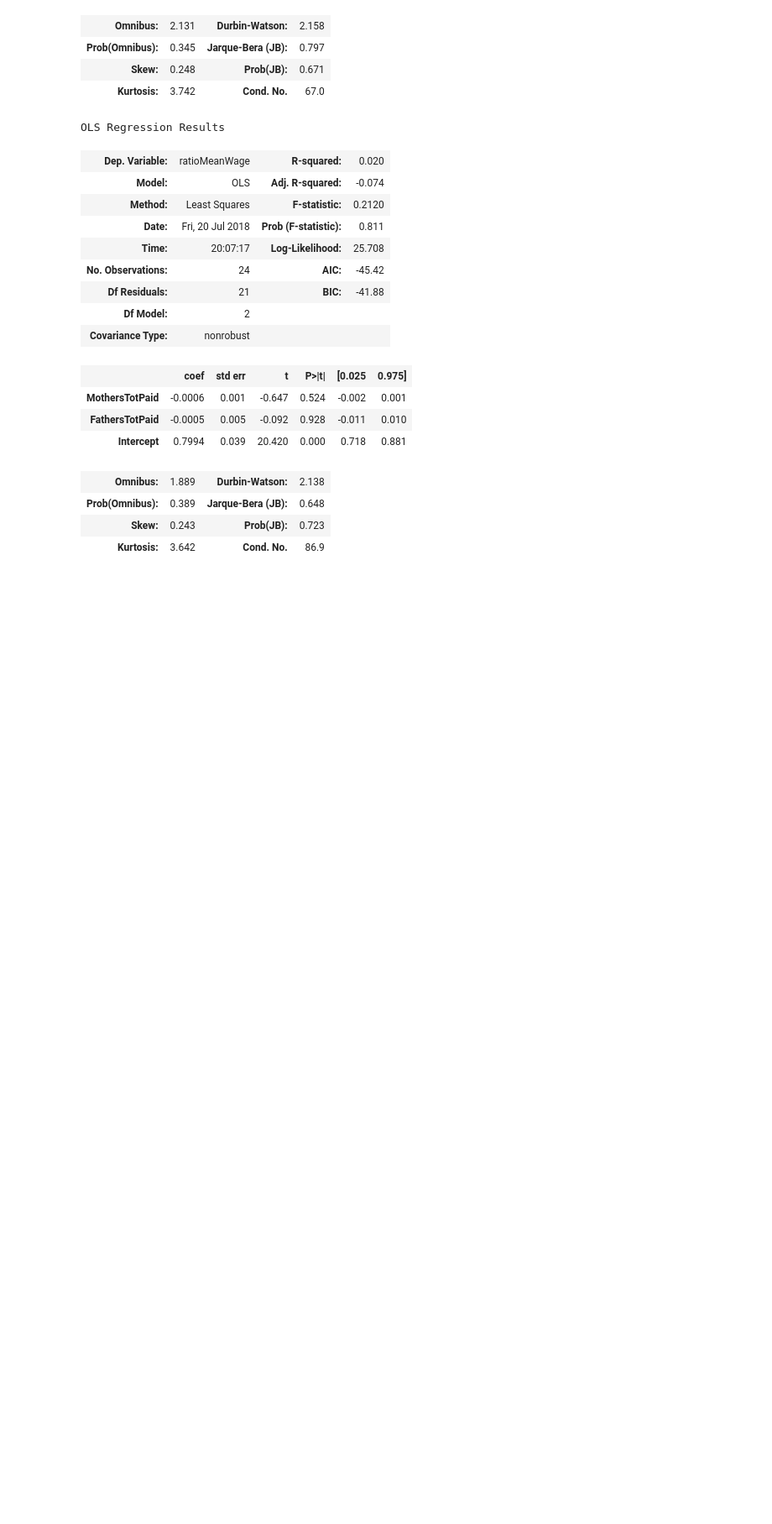
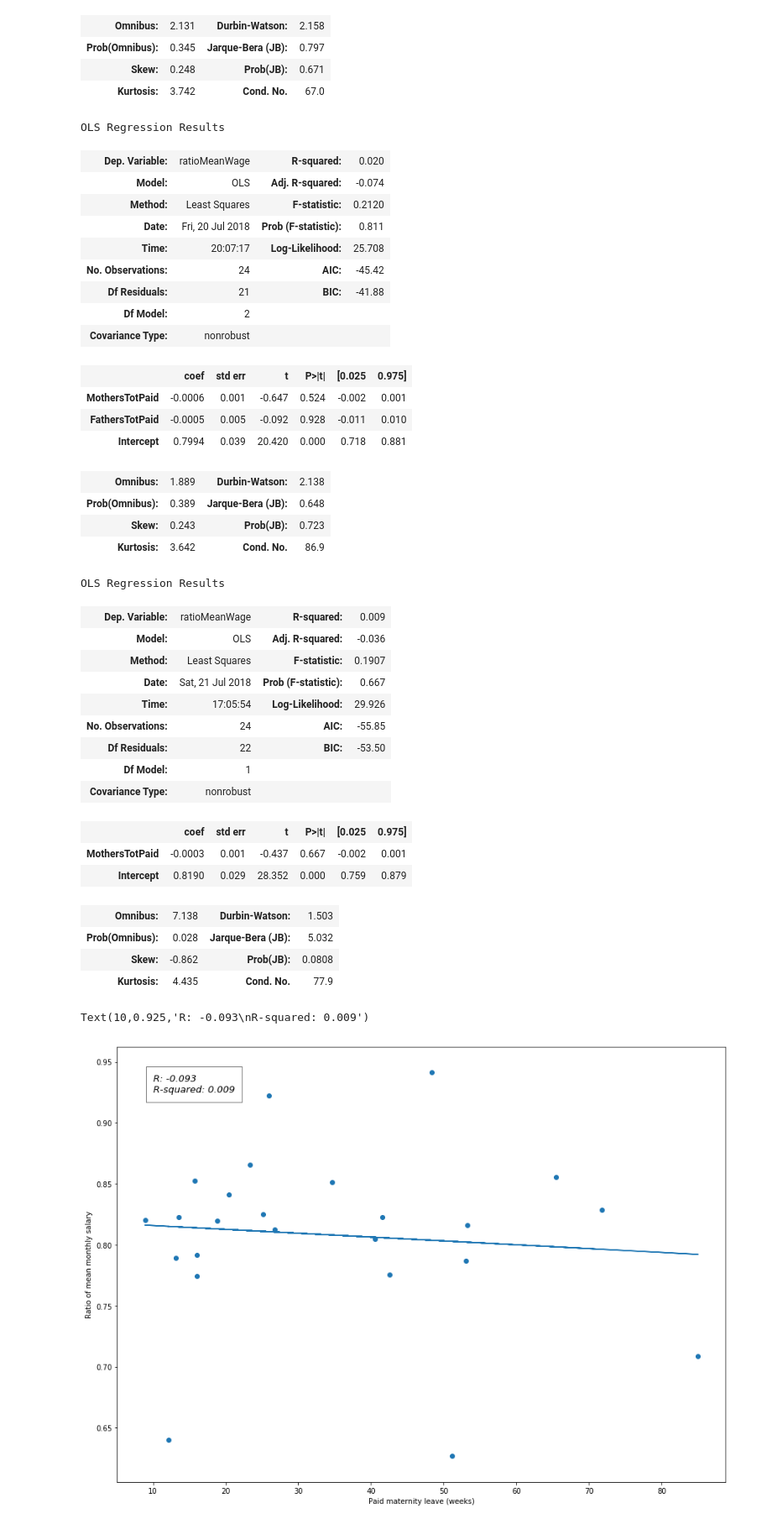
Before and after one commit to fracab/Bertelsmann_Prj, a Jupyter notebook: Project_Bertelsmann.ipynb, the cells around one changed output. Shown at 84% size. Drawn from its saved outputs; the diff is of its cells as text; code cells hidden in the pictures; blank space fills up the shorter version.

```diff
--- a/Project_Bertelsmann.ipynb
+++ b/Project_Bertelsmann.ipynb
@@ -539,3 +549,40 @@ OLS Regression Results
 | Prob(Omnibus): | 0.389 | Jarque-Bera (JB): | 0.648 |
 | Skew: | 0.243 | Prob(JB): | 0.723 |
 | Kurtosis: | 3.642 | Cond. No. | 86.9 |
+# %%
+modelMothersMedianILO = sm.OLS(endog=DFILOTot["ratioMeanWage"], exog=DFILOTot[["MothersTotPaid","Intercept"]])
+resultsmodelMothersMedianILO = modelMothersMedianILO.fit()
+display(resultsmodelMothersMedianILO.summary())
+
+plt.scatter(DFILOTot.MothersTotPaid,DFILOTot.ratioMeanWage)
+slope6, intercept6 = np.polyfit(DFILOTot.MothersTotPaid, DFILOTot.ratioMeanWage, 1)
+plt.plot(DFILOTot.MothersTotPaid, DFILOTot.MothersTotPaid*slope6 + intercept6)
+
+CorrMothMed=np.corrcoef(DFILOTot["ratioMeanWage"],DFILOTot["MothersTotPaid"])[0,1].round(3).astype(float)
+RSq=resultsmodelMothersMedianILOILO.rsquared.round(3)
+
+#plt.title("Ratio of mean monthly salary vs paid mathernity leave", loc='center', fontsize=12, fontweight=0, color='blue')
+plt.ylabel("Ratio of mean monthly salary")
+plt.xlabel("Paid maternity leave (weeks)")
+plt.text(10,.925, "R: " + str(CorrMothMed) + "\nR-squared: " + str(RSq),style='italic', size= 13,
+   bbox={'facecolor':'white', 'alpha':0.5, 'pad':10})
+# %% [output]
+OLS Regression Results
+| Dep. Variable: | ratioMeanWage | R-squared: | 0.009 |
+| Model: | OLS | Adj. R-squared: | -0.036 |
+| Method: | Least Squares | F-statistic: | 0.1907 |
+| Date: | Sat, 21 Jul 2018 | Prob (F-statistic): | 0.667 |
+| Time: | 17:05:54 | Log-Likelihood: | 29.926 |
+| No. Observations: | 24 | AIC: | -55.85 |
+| Df Residuals: | 22 | BIC: | -53.50 |
+| Df Model: | 1 |  |  |
+| Covariance Type: | nonrobust |  |  |
+|  | coef | std err | t | P>|t| | [0.025 | 0.975] |
+| MothersTotPaid | -0.0003 | 0.001 | -0.437 | 0.667 | -0.002 | 0.001 |
+| Intercept | 0.8190 | 0.029 | 28.352 | 0.000 | 0.759 | 0.879 |
+| Omnibus: | 7.138 | Durbin-Watson: | 1.503 |
+| Prob(Omnibus): | 0.028 | Jarque-Bera (JB): | 5.032 |
+| Skew: | -0.862 | Prob(JB): | 0.0808 |
+| Kurtosis: | 4.435 | Cond. No. | 77.9 |
+Text(10,0.925,'R: -0.093\nR-squared: 0.009')
+[figure, added]
```
Also changed, not shown: parts of 3 cells of this notebook, 2 other files.
